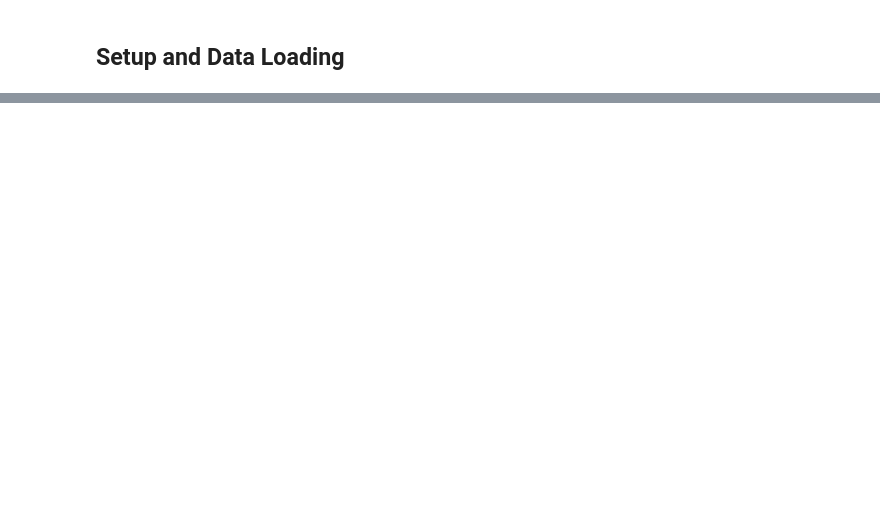
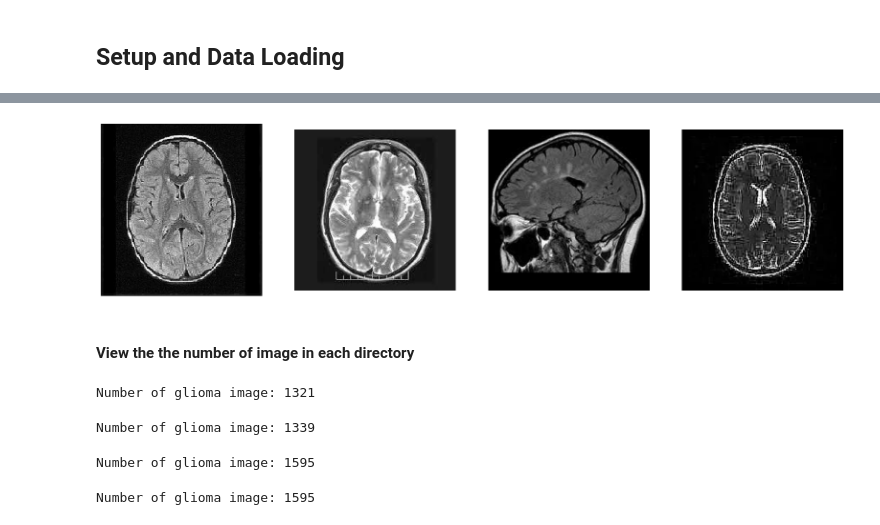
Before and after one commit to Tobai24/Brain_tumor_classifier, a Jupyter notebook: notebook/notebook.ipynb, the cells around one changed output, grey strips where cells are left out. Drawn from its saved outputs; the diff is of its cells as text; code cells hidden in the pictures; blank space fills up the shorter version.

```diff
--- a/notebook/notebook.ipynb
+++ b/notebook/notebook.ipynb
@@ -27,0 +86,26 @@ print(f"Using {device} device.")
+# %%
+sample_images(train_dir, "notumor")
+# %% [output]
+[figure, added]
+# %% [markdown]
+#### View the the number of image in each directory
+# %%
+glioma_dir = os.path.join(train_dir,"glioma")
+print(f"Number of glioma image: {len(os.listdir(glioma_dir))}")
+# %% [output]
+Number of glioma image: 1321
+# %%
+meningioma_dir = os.path.join(train_dir,"meningioma")
+print(f"Number of glioma image: {len(os.listdir(meningioma_dir))}")
+# %% [output]
+Number of glioma image: 1339
+# %%
+notumor_dir = os.path.join(train_dir,"notumor")
+print(f"Number of glioma image: {len(os.listdir(notumor_dir))}")
+# %% [output]
+Number of glioma image: 1595
+# %%
+pituitary_dir = os.path.join(train_dir,"notumor")
+print(f"Number of glioma image: {len(os.listdir(pituitary_dir))}")
+# %% [output]
+Number of glioma image: 1595
```
Also changed, not shown: parts of 36 cells of this notebook, 5 other files.
